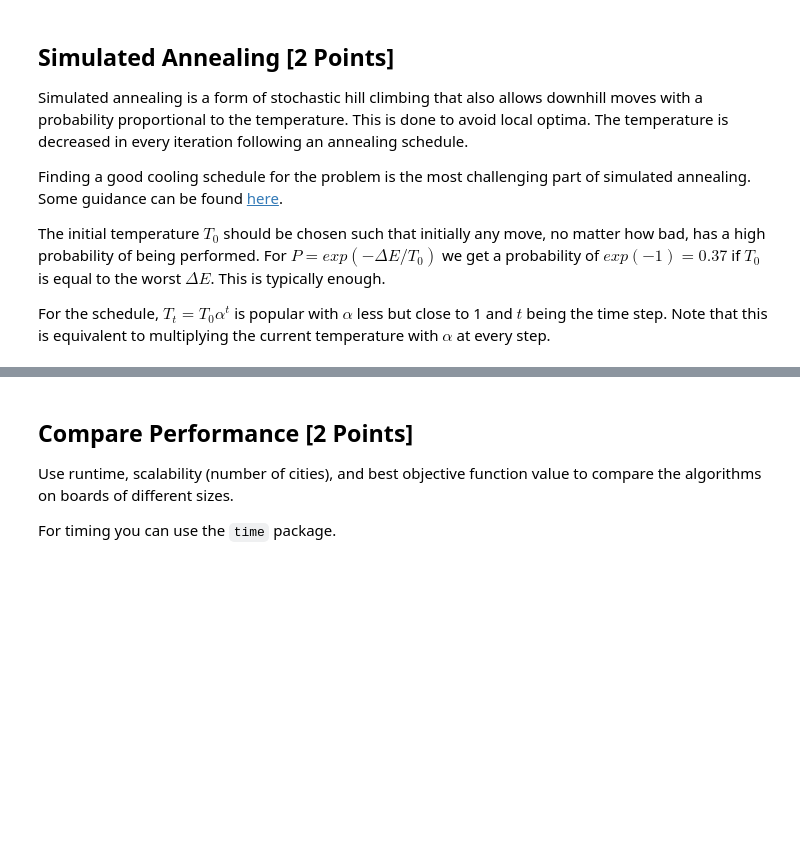
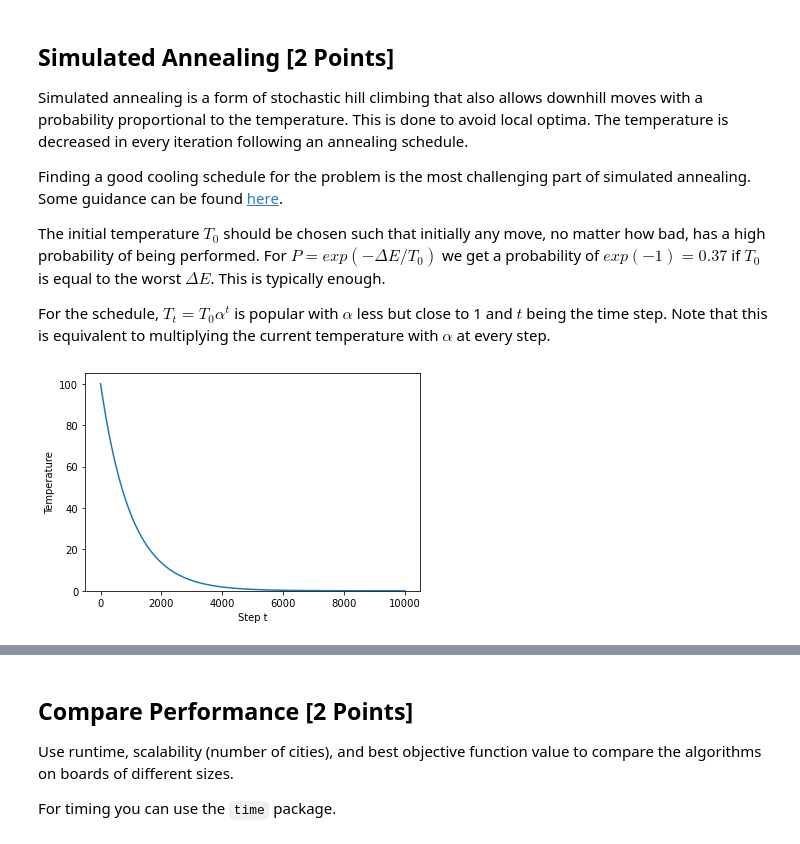
Before and after one commit to mhahsler/CS7320-AI, a Jupyter notebook: Local_Search/traveling_salesman_problem_example.ipynb, the cells around one changed output, grey strips where cells are left out. Saved outputs shown, nothing was run; the diff lists cells and outputs as text; code cells hidden in the pictures; blank space fills up the shorter version.

```diff
--- a/Local_Search/traveling_salesman_problem_example.ipynb
+++ b/Local_Search/traveling_salesman_problem_example.ipynb
@@ -509,3 +522,12 @@ For the schedule, $T_t = T_0 \alpha^t$ is popular with $\alpha$ less but close t
+# %%
+ts = range(0,10000)
+plt.plot(ts, [schedule(t, 100, 0.999) for t in ts])
+plt.xlabel("Step t")
+plt.ylabel("Temperature")
+plt.ylim(bottom = 0)
+plt.show()
+# %% [output]
+[figure, added]
 # %%
 def SA(tsp, tour = None, local_move_method = move_reverse,
          T0 = None, alpha = 0.999, epsilon = 1e-3, verbose = True, keep_history = False):
```
Also changed, not shown: parts of 24 cells of this notebook.
